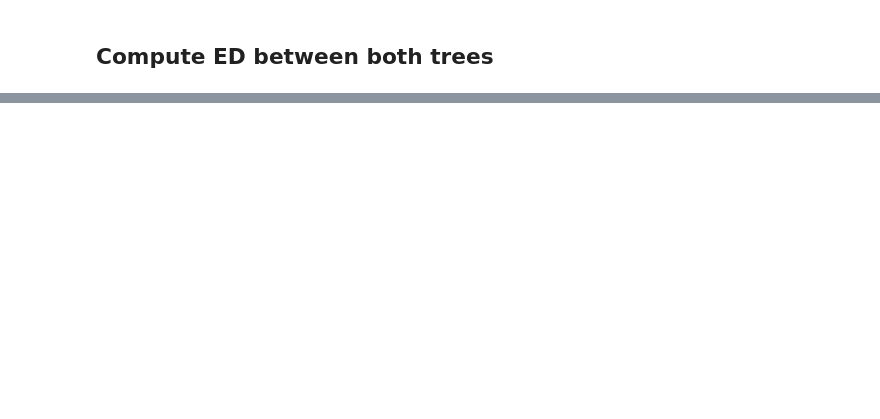
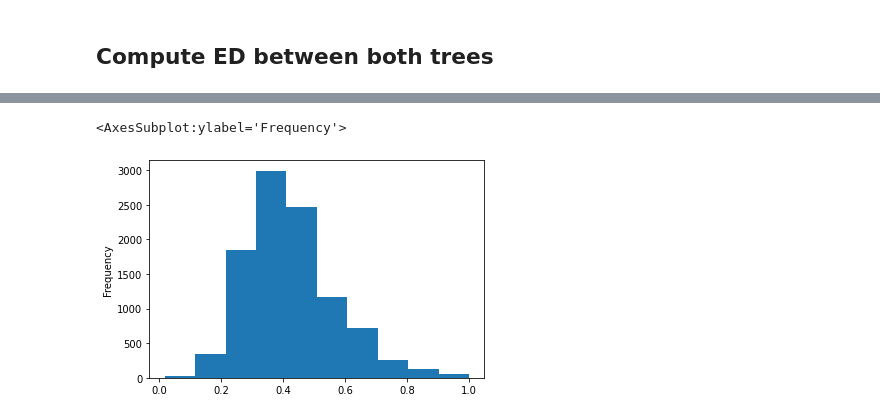
Before and after one commit to SSamDav/Layout-GNN, a Jupyter notebook: notebooks/1_ui_similarity.ipynb, the cells around one changed output, grey strips where cells are left out. Saved outputs shown, nothing was run; the diff lists cells and outputs as text; code cells hidden in the pictures; blank space fills up the shorter version.

```diff
--- a/notebooks/1_ui_similarity.ipynb
+++ b/notebooks/1_ui_similarity.ipynb
@@ -63,10 +105,12 @@ compute_iou(datapoint_1, datapoint_2)
 # %%
-def compute_iou_distances(datapoint1,datapoint2):
-    iou = compute_iou(datapoint1, datapoint2)
-    ted = compute_edit_distance(datapoint1['graph'].to_undirected(), datapoint2['graph'].to_undirected())
-    return [{
-        'graph1': datapoint1['filename'],
-        'graph2': datapoint2['filename'],
-        'iou': iou,
-        **ted
-    }]
+def compute_distances(datapoint1, dataset):
+    distances = []
+    for datapoint2 in random.choices(dataset, k=100):
+        iou = compute_iou(datapoint1, datapoint2)
+        ted = compute_edit_distance(datapoint1['graph'].to_undirected(), datapoint2['graph'].to_undirected())
+        distances.append({
+           **iou,
+           **ted
+        })
+
+    return distances
@@ -79,0 +119,7 @@ Error: Canceled future for execute_request message before replies were done
+# %%
+final_distances = [f_point for f in final_distances for f_point in f]
+# %%
+pd.DataFrame(final_distances)['iou'].plot.hist()
+# %% [output]
+<AxesSubplot:ylabel='Frequency'>
+[figure, added]
```
Also changed, not shown: parts of 13 cells of this notebook, 4 other files.
